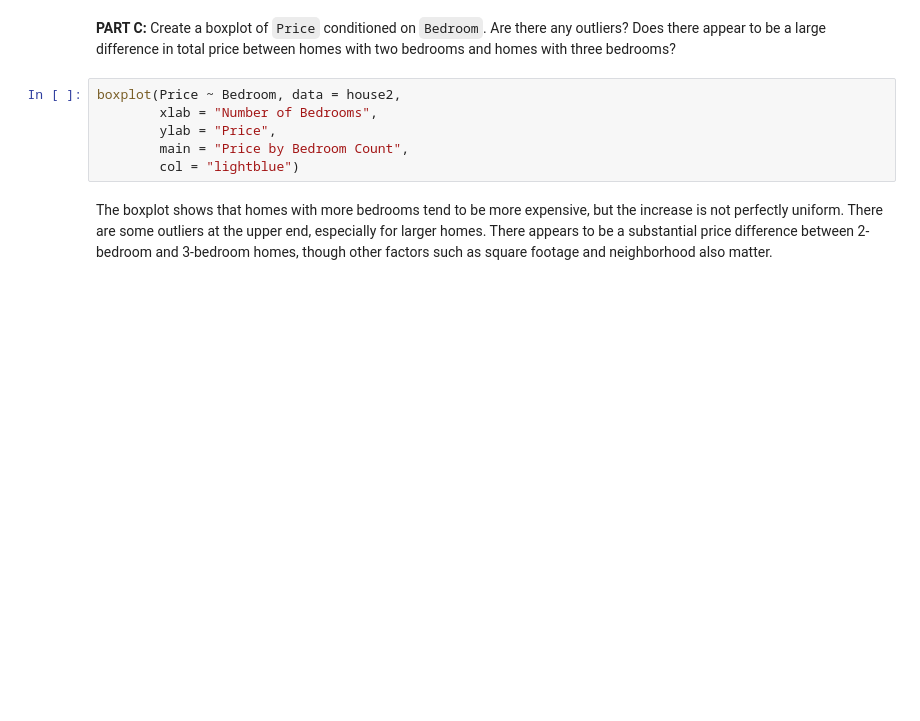
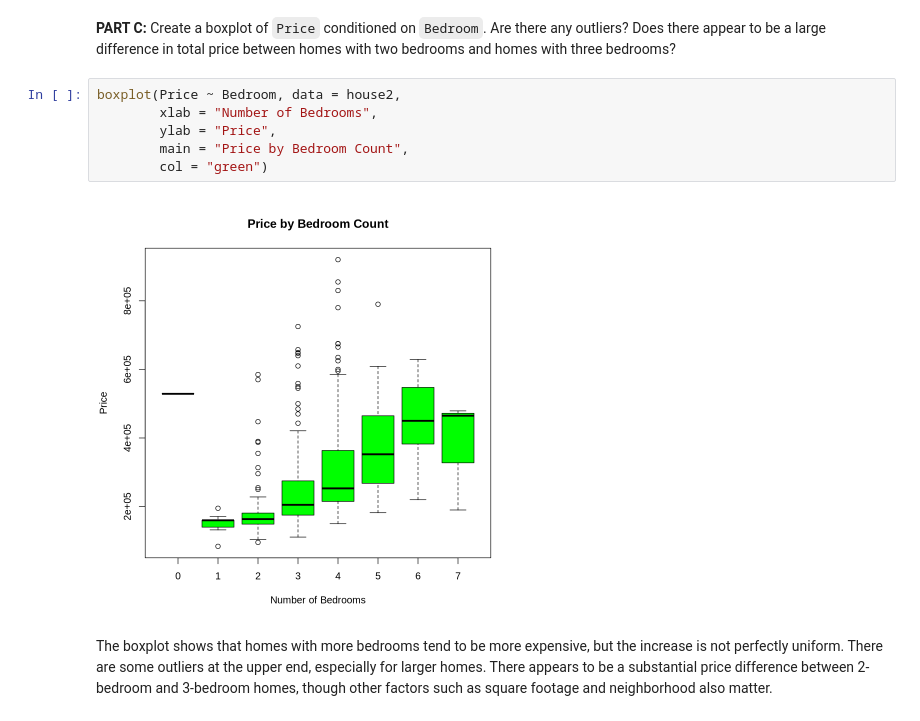
Before and after one commit to Manta4000/STAT-5000-coursework-Repo, a Jupyter notebook: Homework_1_Williams_Timothy.ipynb, the cells around one changed output. Saved outputs shown, nothing was run; the diff lists cells and outputs as text; blank space fills up the shorter version.

```diff
--- a/Homework_1_Williams_Timothy.ipynb
+++ b/Homework_1_Williams_Timothy.ipynb
@@ -334,9 +376,11 @@ Both distributions are right-skewed and unimodal. There are some very large valu
 # %%
 boxplot(Price ~ Bedroom, data = house2,
         xlab = "Number of Bedrooms",
         ylab = "Price",
         main = "Price by Bedroom Count",
-        col = "lightblue")
+        col = "green")
+# %% [output]
+[figure, added]
 # %% [markdown]
 The boxplot shows that homes with more bedrooms tend to be more expensive, but the increase is not perfectly uniform. There are some outliers at the upper end, especially for larger homes. There appears to be a substantial price difference between 2-bedroom and 3-bedroom homes, though other factors such as square footage and neighborhood also matter.
 # %% [markdown]
```
Also changed, not shown: parts of 11 cells of this notebook.
